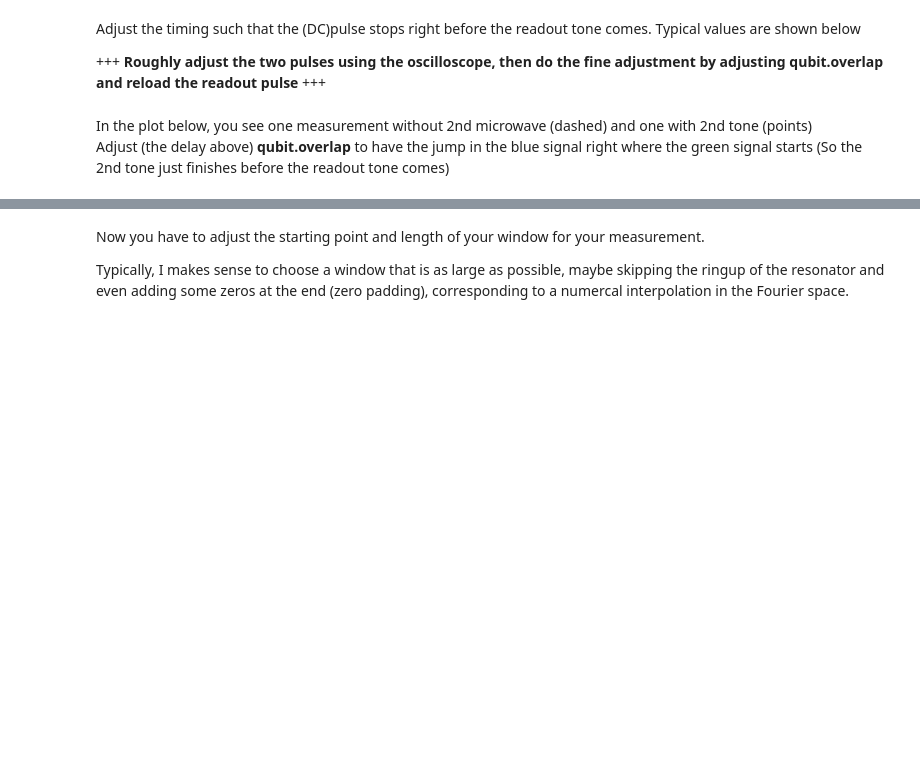
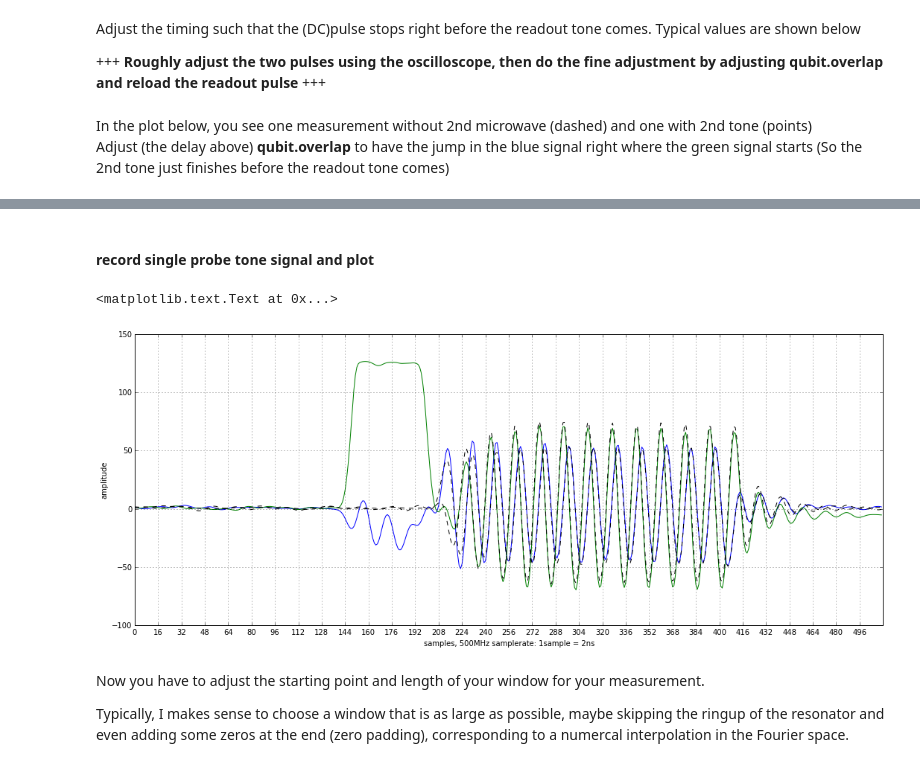
Before and after one commit to qkitgroup/qkit, a Jupyter notebook: qkit/measure/timedomain/000_init_TD1.ipynb, the cells around one changed output, grey strips where cells are left out. Cells and saved outputs as stored; diff of their text form; code cells hidden in the pictures; blank space fills up the shorter version.

```diff
--- a/qkit/measure/timedomain/000_init_TD1.ipynb
+++ b/qkit/measure/timedomain/000_init_TD1.ipynb
@@ -94,5 +128,5 @@ sync.set_ch1_delay(qubit.sync_delay)
 # %%
-qubit.overlap = 0.8e-6   #overlap time of Qubit and Readout AWG windows in s
+qubit.overlap = 800e-9   #overlap time of Qubit and Readout AWG windows in s
 # %%
 #qubit.update_instruments()
 qubit.qubit_mw_src.set_status(0)
@@ -164,8 +217,8 @@ Adjust the timing such that the (DC)pulse stops right before the readout tone co
 # %% [markdown]
 In the plot below, you see one measurement without 2nd microwave (dashed) and one with 2nd tone (points)<br>
 Adjust (the delay above) **qubit.overlap** to have the jump in the blue signal right where the green signal starts (So the 2nd tone just finishes before the readout tone comes)
-# %%
-qubit.overlap = 0.8e-6
+# %%
+qubit.overlap = 640e-9
 # %%
 load_awg.update_sequence([100e-9], gwf.square, qubit)
 mspec.spec_stop()
@@ -176,22 +238,27 @@ record single probe tone signal and plot
+# %% [markdown]
+#### record single probe tone signal and plot
 # %%
 mspec.set_averages(1e3)
-mspec.set_spec_trigger_delay(96)
+mspec.set_spec_trigger_delay(0)
 mspec.set_samples(512)
 plt.figure(figsize=(18,7))
 qubit.qubit_mw_src.set_status(1)
 #qt.msleep(1)
 plt.plot(mspec.acquire())
 qubit.qubit_mw_src.set_status(0)
 #qt.msleep(1)
 plt.plot(mspec.acquire(),'--k')
 if mspec.get_samples() > 512:
     plt.xticks(arange(0,mspec.get_samples(),32))
 else:
     plt.xticks(arange(0,mspec.get_samples(),16))
 plt.xlim((0,mspec.get_samples()))
 plt.grid()
 plt.xlabel('samples, 500MHz samplerate: 1sample = 2ns')
 plt.ylabel('amplitude')
+# %% [output]
+<matplotlib.text.Text at 0x...>
+[figure, added]
 # %% [markdown]
 Now you have to adjust the starting point and length of your window for your measurement.
 
```
Also changed, not shown: parts of 30 cells of this notebook.
